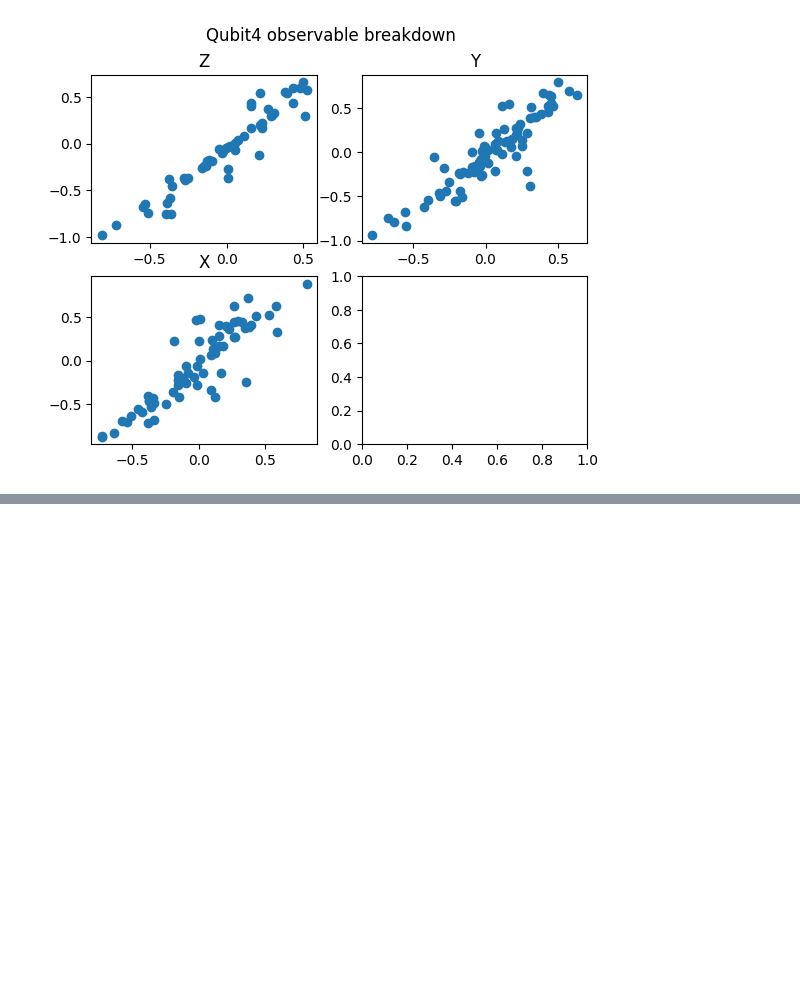
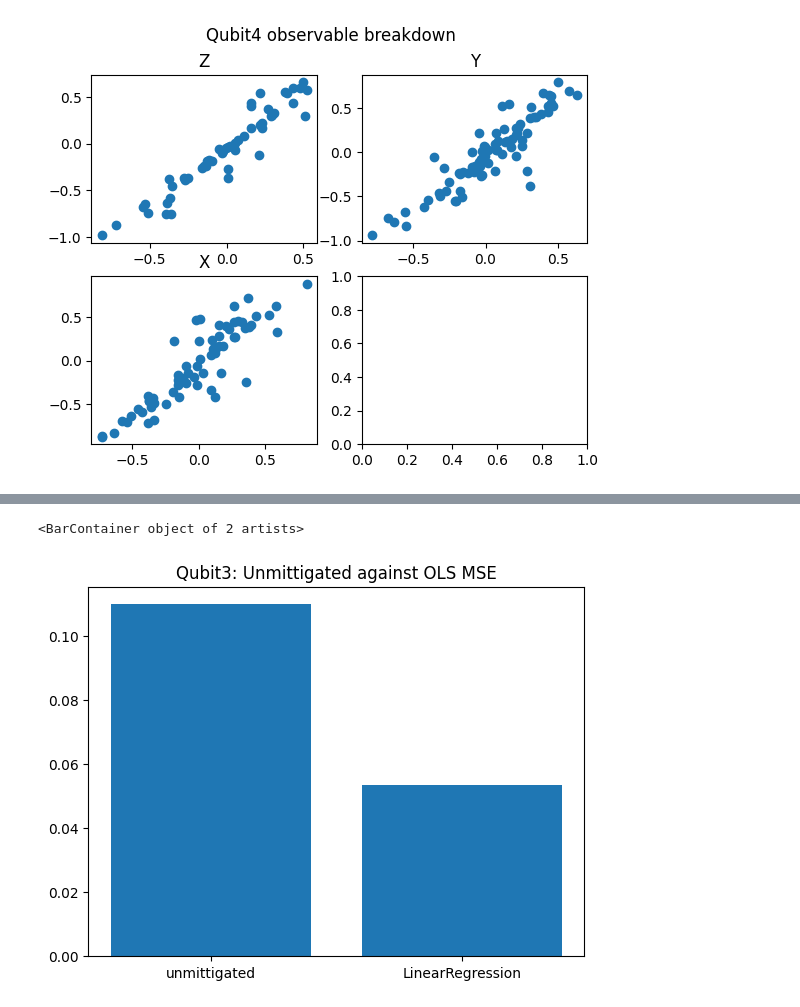
Before and after one commit to prachisharma21/ML_4_QEM, a Jupyter notebook: 5Models_Test.ipynb, the cells around one changed output, grey strips where cells are left out. Saved outputs shown, nothing was run; the diff lists cells and outputs as text; code cells hidden in the pictures; blank space fills up the shorter version.

```diff
--- a/5Models_Test.ipynb
+++ b/5Models_Test.ipynb
@@ -169,0 +200,9 @@ plt.show(fig1)
+# %%
+bar0 = mean_squared_error(df_qu3['noisy_expectation'], df_qu3['target'])
+model = LinearRegression()
+bar1 = FeatureExtract.KF(5, model, df_qu3.drop(columns=['encoded_observable', 'observable', 'target']).reset_index(), df_qu3['target'].reset_index())
+plt.title('Qubit3: Unmittigated against OLS MSE')
+plt.bar(['unmittigated', 'LinearRegression'], [bar0, bar1])
+# %% [output]
+<BarContainer object of 2 artists>
+[figure, added]
```
Also changed, not shown: parts of 6 cells of this notebook, 1 other file.
